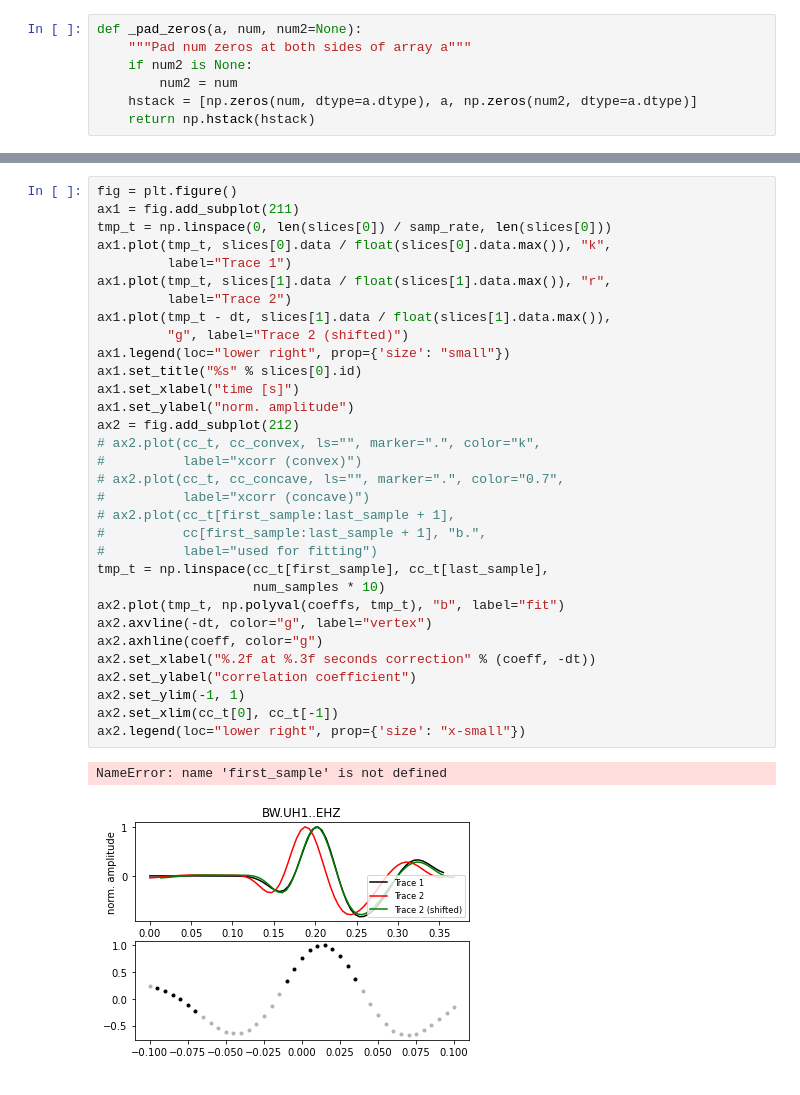
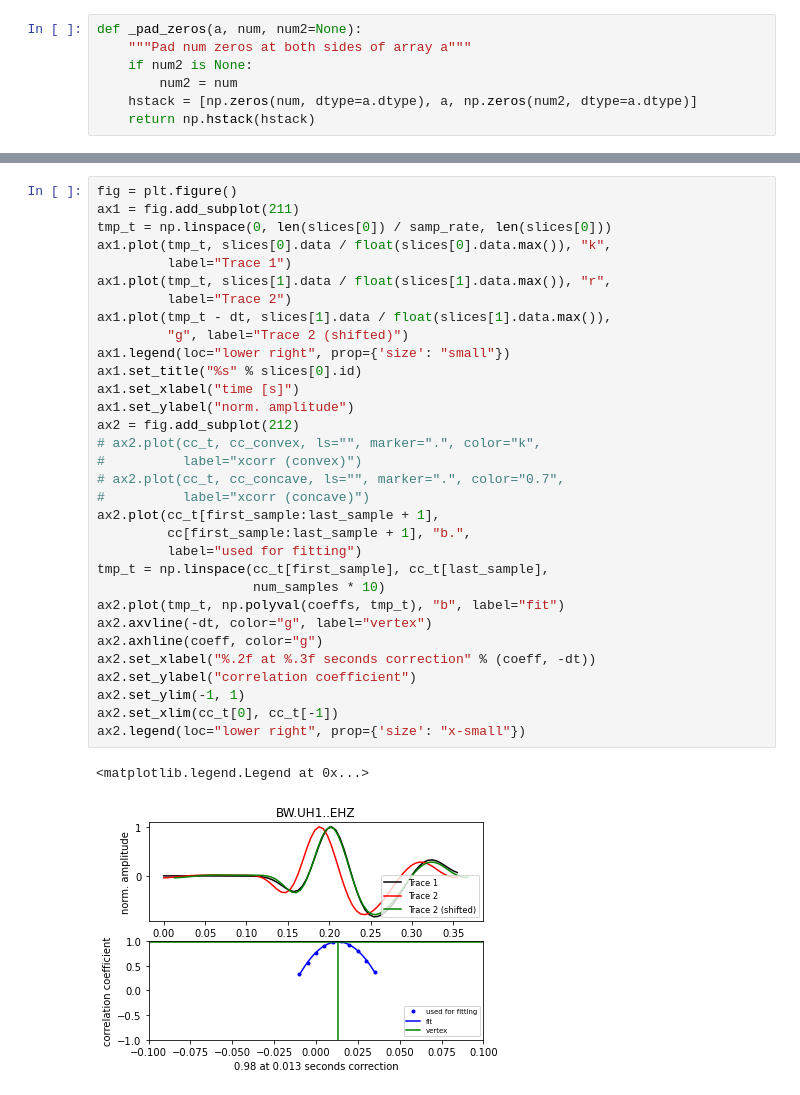
Before and after one commit to eritsi/test_obspy, a Jupyter notebook: xcorr_pick_correction.ipynb, the cells around one changed output, grey strips where cells are left out. Cells and saved outputs as stored; diff of their text form.

```diff
--- a/xcorr_pick_correction.ipynb
+++ b/xcorr_pick_correction.ipynb
@@ -351,35 +286,35 @@ cc_t = np.linspace(-cc_maxlag, cc_maxlag, shift_len * 2 + 1)
 # %%
 fig = plt.figure()
 ax1 = fig.add_subplot(211)
 tmp_t = np.linspace(0, len(slices[0]) / samp_rate, len(slices[0]))
 ax1.plot(tmp_t, slices[0].data / float(slices[0].data.max()), "k",
          label="Trace 1")
 ax1.plot(tmp_t, slices[1].data / float(slices[1].data.max()), "r",
          label="Trace 2")
 ax1.plot(tmp_t - dt, slices[1].data / float(slices[1].data.max()),
          "g", label="Trace 2 (shifted)")
 ax1.legend(loc="lower right", prop={'size': "small"})
 ax1.set_title("%s" % slices[0].id)
 ax1.set_xlabel("time [s]")
 ax1.set_ylabel("norm. amplitude")
 ax2 = fig.add_subplot(212)
 # ax2.plot(cc_t, cc_convex, ls="", marker=".", color="k",
 #          label="xcorr (convex)")
 # ax2.plot(cc_t, cc_concave, ls="", marker=".", color="0.7",
 #          label="xcorr (concave)")
-# ax2.plot(cc_t[first_sample:last_sample + 1],
-#          cc[first_sample:last_sample + 1], "b.",
-#          label="used for fitting")
+ax2.plot(cc_t[first_sample:last_sample + 1],
+         cc[first_sample:last_sample + 1], "b.",
+         label="used for fitting")
 tmp_t = np.linspace(cc_t[first_sample], cc_t[last_sample],
                     num_samples * 10)
 ax2.plot(tmp_t, np.polyval(coeffs, tmp_t), "b", label="fit")
 ax2.axvline(-dt, color="g", label="vertex")
 ax2.axhline(coeff, color="g")
 ax2.set_xlabel("%.2f at %.3f seconds correction" % (coeff, -dt))
 ax2.set_ylabel("correlation coefficient")
 ax2.set_ylim(-1, 1)
 ax2.set_xlim(cc_t[0], cc_t[-1])
 ax2.legend(loc="lower right", prop={'size': "x-small"})
 # %% [output]
-NameError: name 'first_sample' is not defined
+<matplotlib.legend.Legend at 0x...>
-[figure, old version]
+[figure, new version]
```
Also changed, not shown: parts of 6 cells of this notebook.
